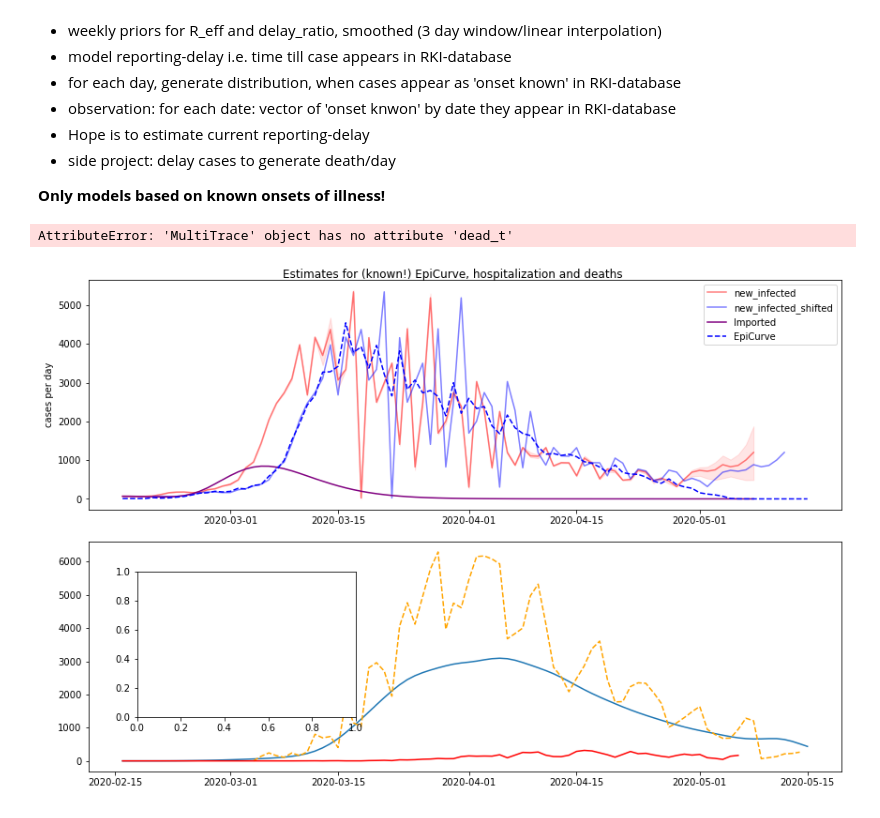
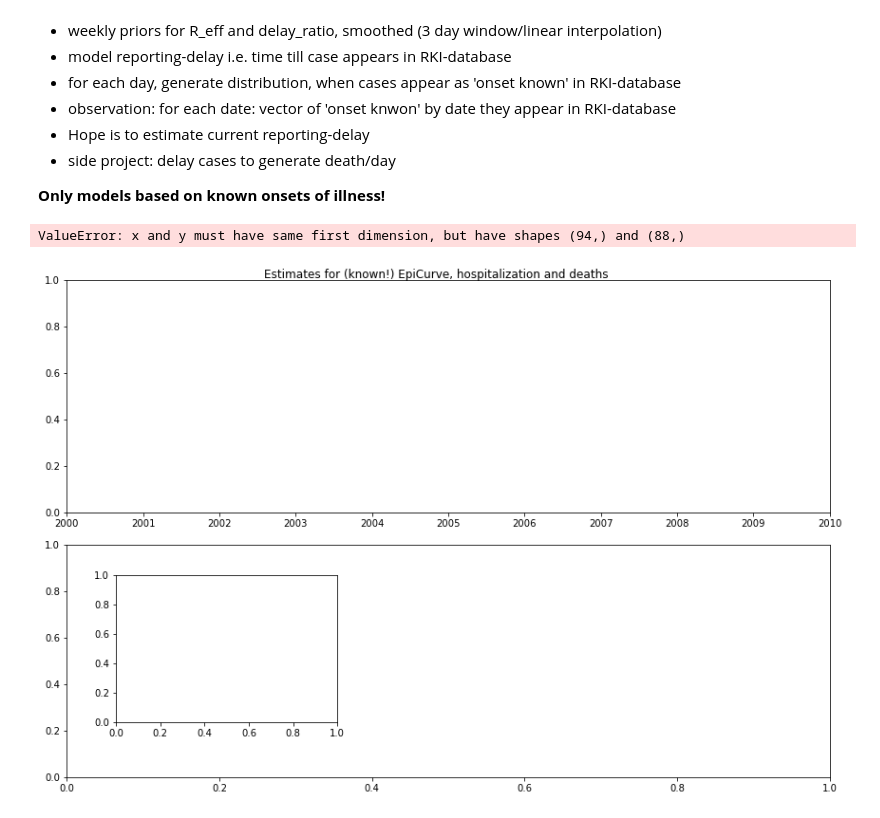
Before and after one commit to matthiaslinden/COVID19_inference_alt, a Jupyter notebook: notebooks/State of alternate Model.ipynb, the cells around one changed output. Drawn from its saved outputs; the diff is of its cells as text; code cells hidden in the pictures.

```diff
--- a/notebooks/State of alternate Model.ipynb
+++ b/notebooks/State of alternate Model.ipynb
@@ -109,0 +173,19 @@ _= bx.legend()
+# %%
+ta = pd.date_range(datetime.date(2020,2,12), periods=120, freq='D')
+
+fig, axes = plt.subplots(1,1 , figsize = (10,8),squeeze=False)
+fig.subplots_adjust(wspace=0.15,hspace=0.18,left=0.05,right=0.98,top=0.96,bottom=0.05)
+ax = axes[0,0]
+plasma = plt.cm.plasma
+
+pdd = np.mean(trace.per_day_curve_t,axis=0)
+pdc,pdcs = np.cumsum(pdd,axis=1),np.percentile(trace.per_day_curve_s,axis=0,q=(12.5,87.5))
+
+m =np.mean(trace.reported_onset_of_illness_t,axis=0)
+start = 70
+for i in range(start,model.length):
+    c = plasma((i-start)/(model.length-start))
+    ax.plot(range(-25,20),pdc[i][65:110],label=("%s new=%d")%(("%s"%ta[i])[:10],m[i]),color=c,alpha=.5)
+    ax.plot(range(-26,1),onsets_per_date[i-5][40:],color=c)
+
+ax.legend()
@@ -120,6 +205,7 @@ _= bx.legend()
 **Only models based on known onsets of illness!**
 # %%
 dtx = [datetime.date(2020,3,1),datetime.date(2020,3,15),datetime.date(2020,4,1),datetime.date(2020,4,15),datetime.date(2020,5,1)]
+dtx += [datetime.date(2020,5,15)]
 
 epi_curve = [7, 9, 8, 10, 33, 19, 26, 45, 64, 102, 147, 158, 197, 179, 195, 272, 258, 350, 366, 585, 747, 997, 1521, 1944, 2421, 2672, 3272, 3282, 3422, 4546, 3778, 3929, 3376, 3964, 3220, 2659, 3822, 2826, 3069, 2737, 2798, 2644, 2144, 2999, 2210, 2597, 2332, 2384, 1886, 1683, 2165, 1835, 1689, 1635, 1342, 1154, 1171, 1122, 1152, 1090, 959, 919, 819, 689, 874, 681, 641, 634, 564, 460, 402, 516, 370, 310, 274, 158, 125, 104, 69, 11, 1, 0, 0, 0, 0, 0, 0, 0, 0, 0]
 epi_curve = np.array(epi_curve,dtype=np.float64)
@@ -128,49 +214,49 @@ rki_reported = np.array(rki_reported)
 deaths = [-1]*17+[-1,-1,-1,-1,-1,-1,0,1,2,0,3,4,0,0,0,8,11,16,8,31,28,35,49,55,72,64,66,128,149,140,145,141,184,92,173,254,246,266,171,129,126,170,285,315,299,242,184,110,194,281,215,227,179,140,110,163,202,173,193,94,74,43,139,165]#deaths = [0]*4+deaths
 deaths = np.asarray(deaths,dtype=np.float64)
 
 fig, axes = plt.subplots(2, 1, figsize = (12,8),squeeze=False)
 fig.subplots_adjust(wspace=0.15,hspace=0.14,left=0.05,right=0.98,top=0.96,bottom=0.05)
 fig.suptitle('Estimates for (known!) EpiCurve, hospitalization and deaths')
 ax = axes[0,0]
 bx = axes[1,0]
 cx = fig.add_axes([.11,.15,.27,.27])
 
-ax.plot(ta[:83],np.median(trace.infected_t,axis=0),color="red",alpha=.5,label="new_infected")
-ax.plot(ta[4:83+4],np.median(trace.infected_t,axis=0),color="blue",alpha=.5,label="new_infected_shifted")
-ax.fill_between(ta[:83],*np.percentile(trace.infected_t, axis=0, q=(12.5,87.5)),color="red",alpha=.1)
+ax.plot(ta[:94],np.median(trace.infected_t,axis=0),color="red",alpha=.5,label="new_infected")
+ax.plot(ta[4:94+4],np.median(trace.infected_t,axis=0),color="blue",alpha=.5,label="new_infected_shifted")
+ax.fill_between(ta[:94],*np.percentile(trace.infected_t, axis=0, q=(12.5,87.5)),color="red",alpha=.1)
 
-ax.plot(ta[:83],np.median(trace.initial_t,axis=0),c="purple",label="Imported")
-bx.plot(ta[:90],np.sum(np.mean(trace.per_day_curve_t,axis=0),axis=0)[:90],label="reported")
+#ax.plot(ta[:83],np.median(trace.initial_t,axis=0),c="purple",label="Imported")
+bx.plot(ta[:100],np.sum(np.mean(trace.per_day_curve_t,axis=0),axis=0)[:100],label="reported")
 #ax.plot(ta[17:83],*(np.percentile(trace.per_day_curve_s,axis=0,q=(12.5,87.5))) )
 
-ax.plot(ta[:len(epi_curve)],epi_curve,"--",color="blue",label="EpiCurve")
-bx.plot(ta[17:17+len(rki_reported)],rki_reported,"--",color="orange",label="reported")
+ax.plot(ta[4:len(epi_curve)+4],epi_curve,"--",color="blue",label="EpiCurve")
+bx.plot(ta[17+4:17+4+len(rki_reported)],rki_reported,"--",color="orange",label="reported")
 rki_reported
 
 ax.set_ylabel("cases per day")
 ax.legend(loc=1)
 ax.set_xticks(dtx)
 ax.set_xticklabels(dtx)
 
-if True:
+if False:
     bx.plot(ta[:len(deaths)],deaths,color="red",label="deaths")
-    bx.plot(ta[:83],np.median(trace.dead_t,axis=0),color="orange")
+    bx.plot(ta[:94],np.median(trace.dead_t,axis=0),color="orange")
     bx.fill_between(ta[:83],*np.percentile(trace.dead_t, axis=0, q=(12.5,87.5)),color="orange",alpha=.2)
 
 bx.set_ylabel("cases per day")
 bx.legend(loc=1)
 bx.set_xticks(dtx)
 bx.set_xticklabels(dtx)
 
-
+cx = fig.add_axes([.11,.15,.27,.27])
 cx.set_title("R_eff")
-cx.plot(ta[:len(trace.lambda_t[0])],np.median(trace.lambda_t,axis=0))
-cx.fill_between(ta[:len(trace.lambda_t[0])],*np.percentile(trace.lambda_t, axis=0, q=(12.5,87.5)),color="blue",alpha=.1)
-cx.set_xticks(dtx)
-_ = cx.set_xticklabels(dtx,rotation=20,horizontalalignment='right')
+#cx.plot(ta[:len(trace.lambda_t[0])],np.median(trace.lambda_t,axis=0))
+#cx.fill_between(ta[:len(trace.lambda_t[0])],*np.percentile(trace.lambda_t, axis=0, q=(12.5,87.5)),color="blue",alpha=.1)
+#cx.set_xticks(dtx)
+#_ = cx.set_xticklabels(dtx,rotation=20,horizontalalignment='right')
 # %% [output]
-AttributeError: 'MultiTrace' object has no attribute 'dead_t'
+ValueError: x and y must have same first dimension, but have shapes (94,) and (88,)
-[figure, old version]
+[figure, new version]
 # %%
 def tt_lognormal(x, mu, sigma):
     x = tt.clip(x,1e-12,1e12) # Checks to improve stability and resilience against NANs
```
Also changed, not shown: parts of 8 cells of this notebook, 3 other files.
